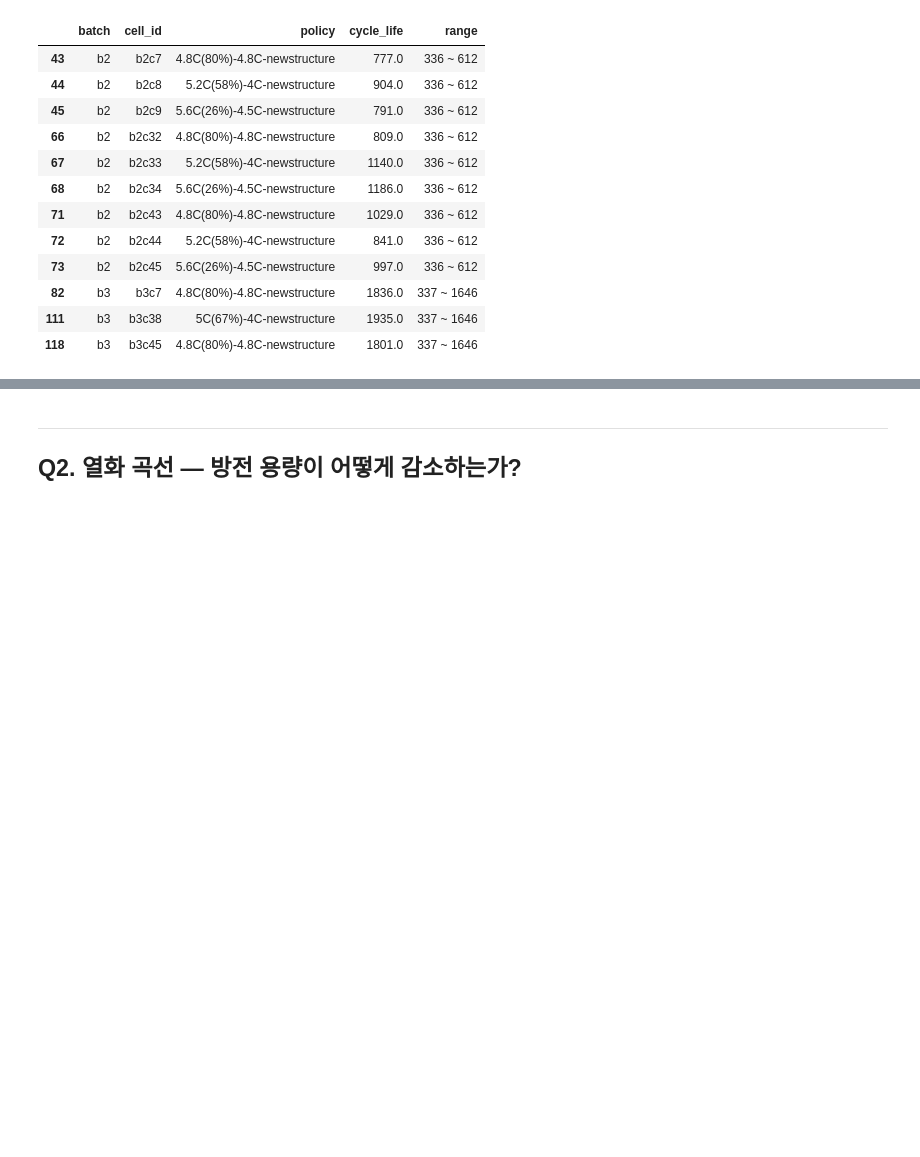
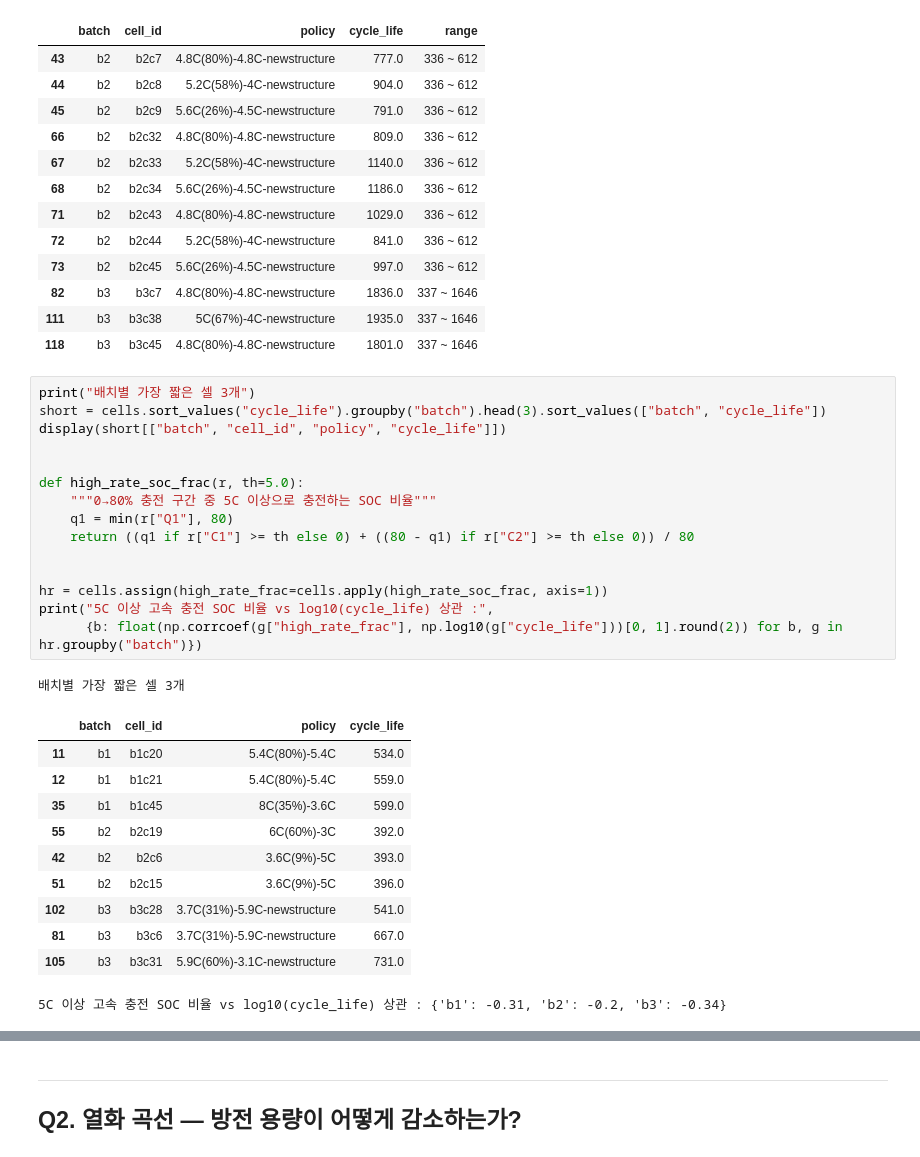
Before and after one commit to apej460/ess-battery-project, a Jupyter notebook: notebooks/01_EDA.ipynb, the cells around one changed output, grey strips where cells are left out. Saved outputs shown, nothing was run; the diff lists cells and outputs as text; blank space fills up the shorter version.

```diff
--- a/notebooks/01_EDA.ipynb
+++ b/notebooks/01_EDA.ipynb
@@ -266,6 +266,34 @@ IQR(1.5) 기준 이상치 셀
 | 82 | b3 | b3c7 | 4.8C(80%)-4.8C-newstructure | 1836.0 | 337 ~ 1646 |
 | 111 | b3 | b3c38 | 5C(67%)-4C-newstructure | 1935.0 | 337 ~ 1646 |
 | 118 | b3 | b3c45 | 4.8C(80%)-4.8C-newstructure | 1801.0 | 337 ~ 1646 |
+# %%
+print("배치별 가장 짧은 셀 3개")
+short = cells.sort_values("cycle_life").groupby("batch").head(3).sort_values(["batch", "cycle_life"])
+display(short[["batch", "cell_id", "policy", "cycle_life"]])
+
+
+def high_rate_soc_frac(r, th=5.0):
+    """0→80% 충전 구간 중 5C 이상으로 충전하는 SOC 비율"""
+    q1 = min(r["Q1"], 80)
+    return ((q1 if r["C1"] >= th else 0) + ((80 - q1) if r["C2"] >= th else 0)) / 80
+
+
+hr = cells.assign(high_rate_frac=cells.apply(high_rate_soc_frac, axis=1))
+print("5C 이상 고속 충전 SOC 비율 vs log10(cycle_life) 상관 :",
+      {b: float(np.corrcoef(g["high_rate_frac"], np.log10(g["cycle_life"]))[0, 1].round(2)) for b, g in hr.groupby("batch")})
+# %% [output]
+배치별 가장 짧은 셀 3개
+|  | batch | cell_id | policy | cycle_life |
+| 11 | b1 | b1c20 | 5.4C(80%)-5.4C | 534.0 |
+| 12 | b1 | b1c21 | 5.4C(80%)-5.4C | 559.0 |
+| 35 | b1 | b1c45 | 8C(35%)-3.6C | 599.0 |
+| 55 | b2 | b2c19 | 6C(60%)-3C | 392.0 |
+| 42 | b2 | b2c6 | 3.6C(9%)-5C | 393.0 |
+| 51 | b2 | b2c15 | 3.6C(9%)-5C | 396.0 |
+| 102 | b3 | b3c28 | 3.7C(31%)-5.9C-newstructure | 541.0 |
+| 81 | b3 | b3c6 | 3.7C(31%)-5.9C-newstructure | 667.0 |
+| 105 | b3 | b3c31 | 5.9C(60%)-3.1C-newstructure | 731.0 |
+5C 이상 고속 충전 SOC 비율 vs log10(cycle_life) 상관 : {'b1': -0.31, 'b2': -0.2, 'b3': -0.34}
 # %% [markdown]
 **[Q1 해석]**
 
```
Also changed, not shown: parts of 3 cells of this notebook, 1 other file.
